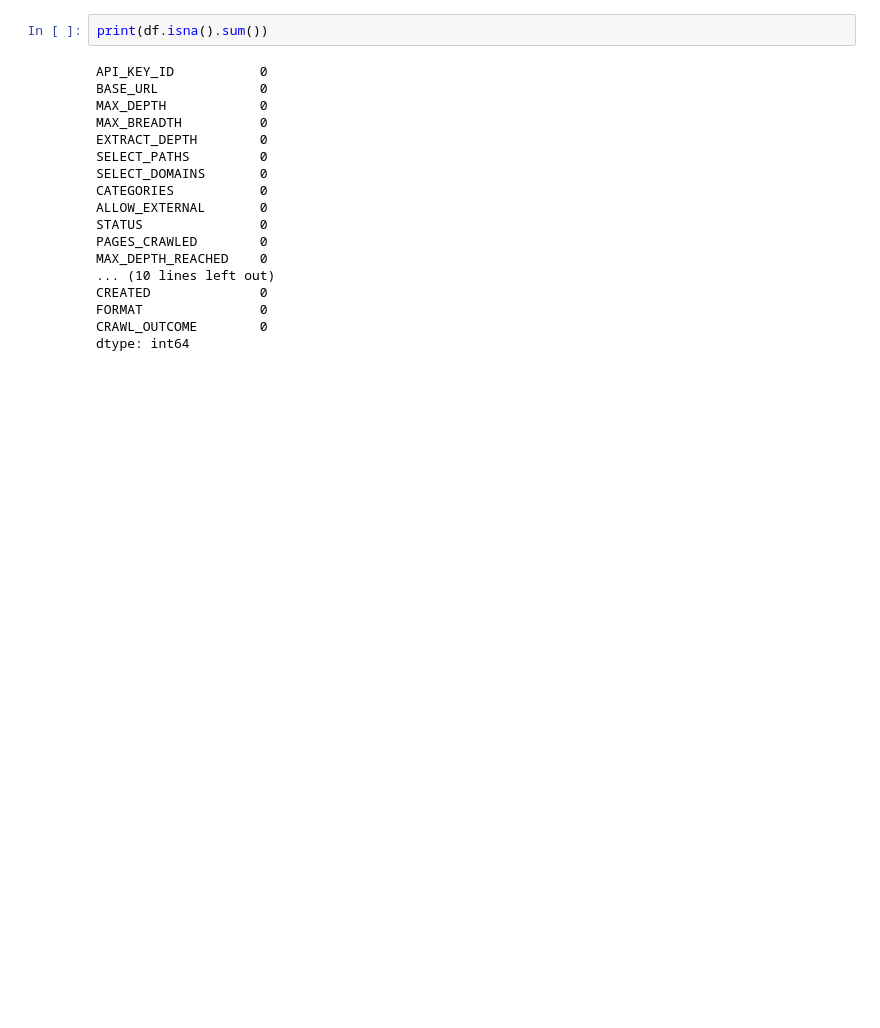
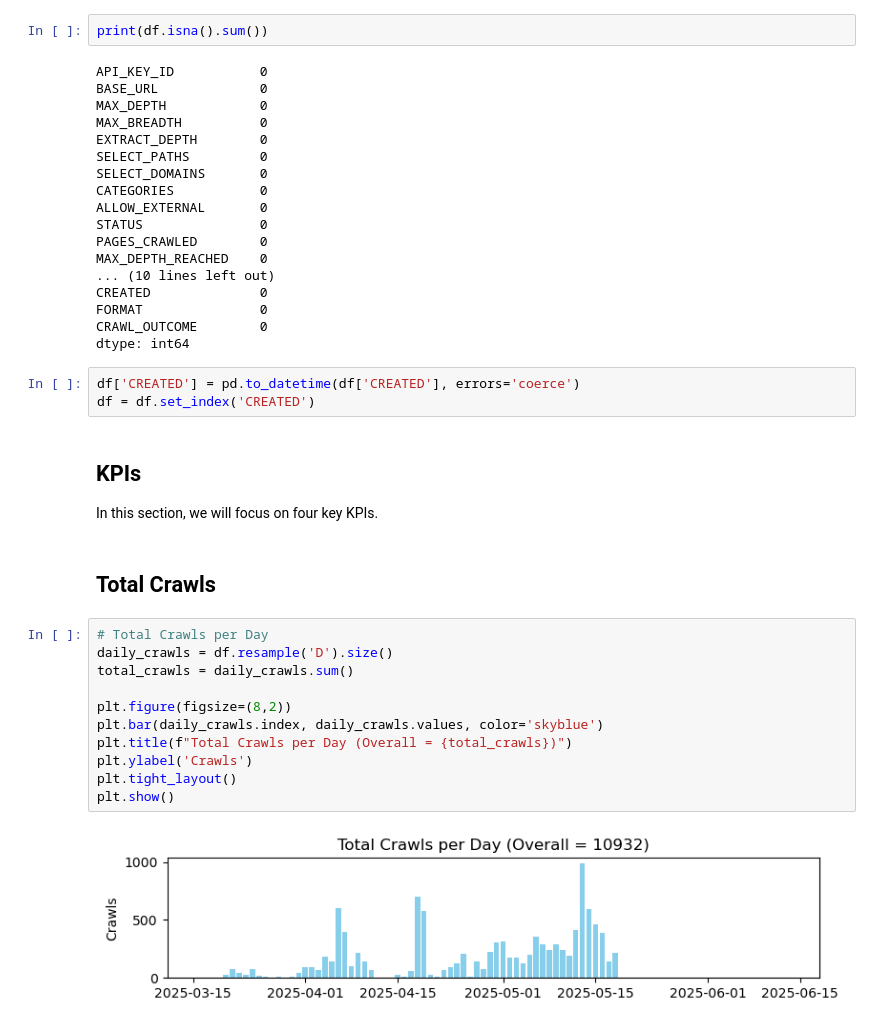
Before and after one commit to jonatanBuga/tavily-data-analysis, a Jupyter notebook: part B/dashboard_analysis.ipynb, the cells around one changed output. Drawn from its saved outputs; the diff is of its cells as text; blank space fills up the shorter version.

```diff
--- a/part B/dashboard_analysis.ipynb
+++ b/part B/dashboard_analysis.ipynb
@@ -103,3 +104,24 @@ CREATED              0
 FORMAT               0
 CRAWL_OUTCOME        0
 dtype: int64
+# %%
+df['CREATED'] = pd.to_datetime(df['CREATED'], errors='coerce')
+df = df.set_index('CREATED')
+# %% [markdown]
+## KPIs
+In this section, we will focus on four key KPIs.
+# %% [markdown]
+## Total Crawls
+# %%
+# Total Crawls per Day
+daily_crawls = df.resample('D').size()
+total_crawls = daily_crawls.sum()
+
+plt.figure(figsize=(8,2))
+plt.bar(daily_crawls.index, daily_crawls.values, color='skyblue')
+plt.title(f"Total Crawls per Day (Overall = {total_crawls})")
+plt.ylabel('Crawls')
+plt.tight_layout()
+plt.show()
+# %% [output]
+[figure, added]
```
Also changed, not shown: parts of 26 cells of this notebook.
